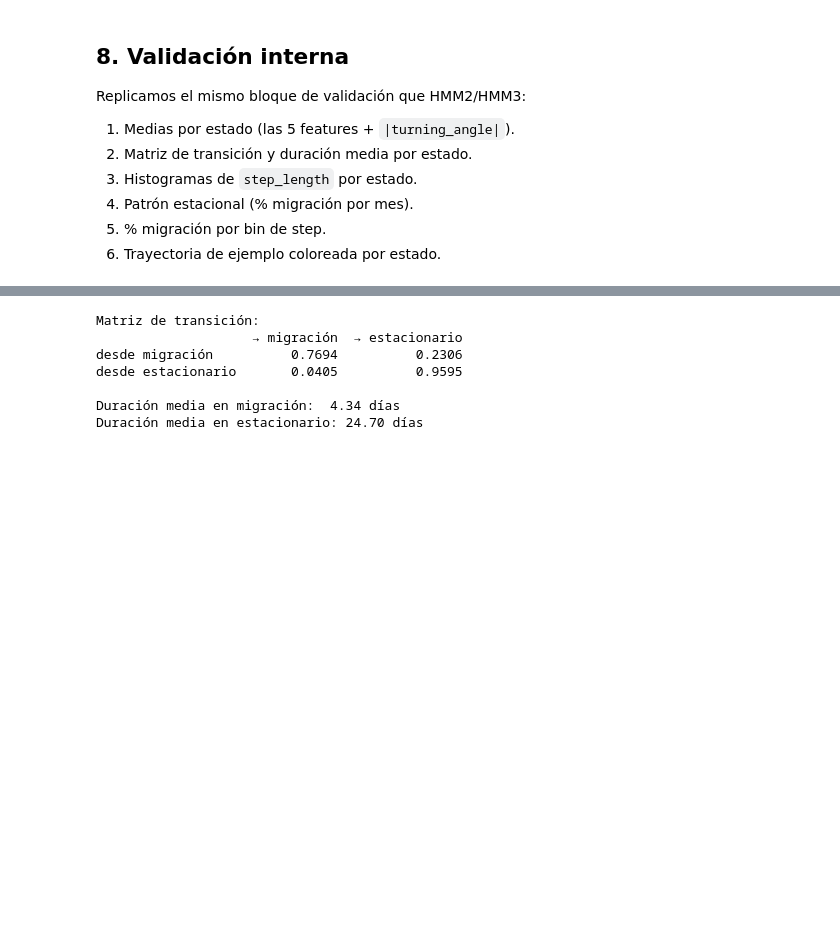
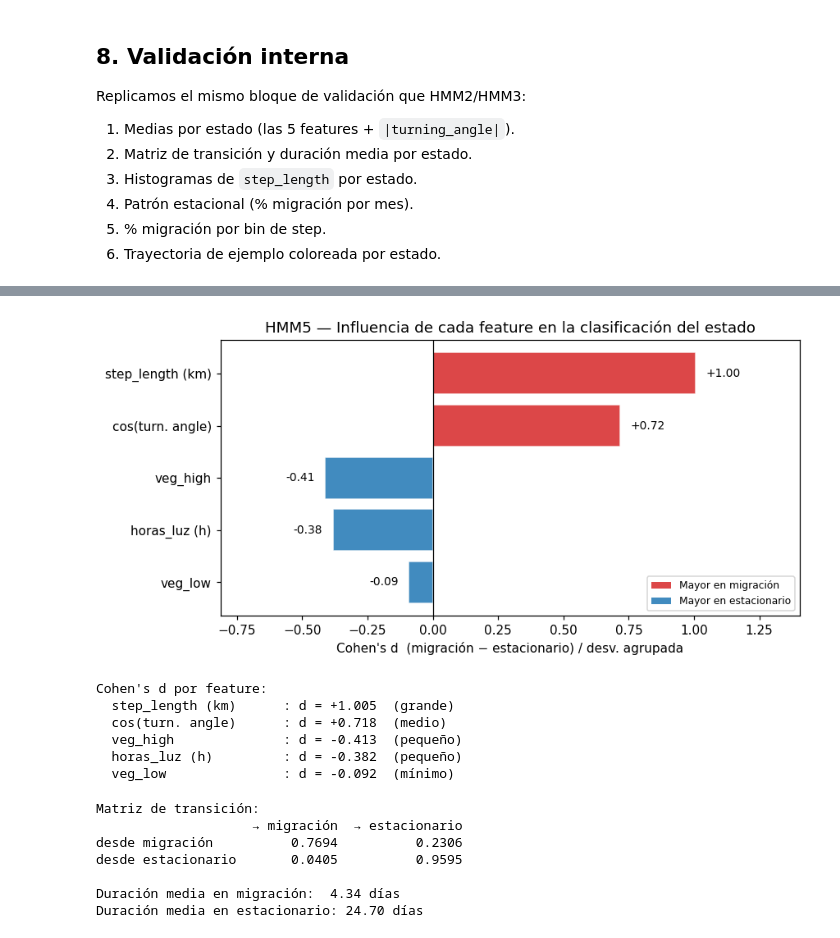
Before and after one commit to JuanLlorens10/TFG-bird-migration, a Jupyter notebook: notebooks/HMM5.ipynb, the cells around one changed output, grey strips where cells are left out. Saved outputs shown, nothing was run; the diff lists cells and outputs as text; code cells hidden in the pictures; blank space fills up the shorter version.

Commit message:
hmm5: añadir gráfico de barras de Cohen's d por feature
Celda 8.2 muestra la influencia de cada variable en la clasificación
del estado (migración vs estacionario) medida como Cohen's d.

Co-Authored-By: Claude Sonnet 4.6 <noreply@anthropic.com>

```diff
--- a/notebooks/HMM5.ipynb
+++ b/notebooks/HMM5.ipynb
@@ -378,6 +378,59 @@ stats.round(3)
 | estado_hmm |  |  |  |  |  |  |  | ... |
 | migración (0) | 3046 | 176.2320 | 73.9360 | 239.1720 | 1.2250 | 0.1880 | 0.2170 | ... |
 | estacionario (1) | 18035 | 6.1620 | 2.2200 | 8.7180 | 1.9640 | 0.2110 | 0.3540 | ... |
+# %%
+# 8.2 — Influencia de cada feature en la clasificación del estado (Cohen's d)
+# Cohen's d = (media_mig − media_est) / desv. estándar agrupada.
+# |d| > 0.8 → efecto grande  |d| 0.5–0.8 → medio  |d| 0.2–0.5 → pequeño  |d| < 0.2 → mínimo
+feature_cols   = ['step_length', 'cos_turn', 'veg_low', 'veg_high', 'horas_luz']
+feature_labels = ['step_length (km)', 'cos(turn. angle)', 'veg_low', 'veg_high', 'horas_luz (h)']
+
+cohens_d = []
+for feat in feature_cols:
+    mig_v = df_hmm.loc[df_hmm['estado_hmm'] == 0, feat]
+    est_v = df_hmm.loc[df_hmm['estado_hmm'] == 1, feat]
+    pooled_std = np.sqrt((mig_v.std() ** 2 + est_v.std() ** 2) / 2)
+    cohens_d.append((mig_v.mean() - est_v.mean()) / pooled_std)
+
+# Ordenar por valor absoluto (mayor discriminación arriba)
+order    = np.argsort(np.abs(cohens_d))
+s_labels = [feature_labels[i] for i in order]
+s_d      = [cohens_d[i]       for i in order]
+colors   = ['tab:red' if d > 0 else 'tab:blue' for d in s_d]
+
+fig, ax = plt.subplots(figsize=(8, 4))
+bars = ax.barh(s_labels, s_d, color=colors, alpha=0.85, edgecolor='white')
+ax.axvline(0, color='black', linewidth=0.8)
+ax.set_xlabel("Cohen's d  (migración − estacionario) / desv. agrupada")
+ax.set_title("HMM5 — Influencia de cada feature en la clasificación del estado")
+
+for bar, d in zip(bars, s_d):
+    offset = 0.04 if d >= 0 else -0.04
+    ax.text(d + offset, bar.get_y() + bar.get_height() / 2,
+            f'{d:+.2f}', va='center',
+            ha='left' if d >= 0 else 'right', fontsize=9)
+
+from matplotlib.patches import Patch
+ax.legend(handles=[
+    Patch(facecolor='tab:red',  alpha=0.85, label='Mayor en migración'),
+    Patch(facecolor='tab:blue', alpha=0.85, label='Mayor en estacionario'),
+], loc='lower right', fontsize=8)
+ax.set_xlim(min(s_d) - 0.4, max(s_d) + 0.4)
+plt.tight_layout()
+plt.show()
+
+print("\nCohen's d por feature:")
+for lbl, d in sorted(zip(feature_labels, cohens_d), key=lambda x: abs(x[1]), reverse=True):
+    nivel = 'grande' if abs(d) > 0.8 else 'medio' if abs(d) > 0.5 else 'pequeño' if abs(d) > 0.2 else 'mínimo'
+    print(f'  {lbl:<22s}: d = {d:+.3f}  ({nivel})')
+# %% [output]
+[figure, added]
+Cohen's d por feature:
+  step_length (km)      : d = +1.005  (grande)
+  cos(turn. angle)      : d = +0.718  (medio)
+  veg_high              : d = -0.413  (pequeño)
+  horas_luz (h)         : d = -0.382  (pequeño)
+  veg_low               : d = -0.092  (mínimo)
 # %%
 # 8.2 — Matriz de transición y duración media
 T = transmat_remapped
```
